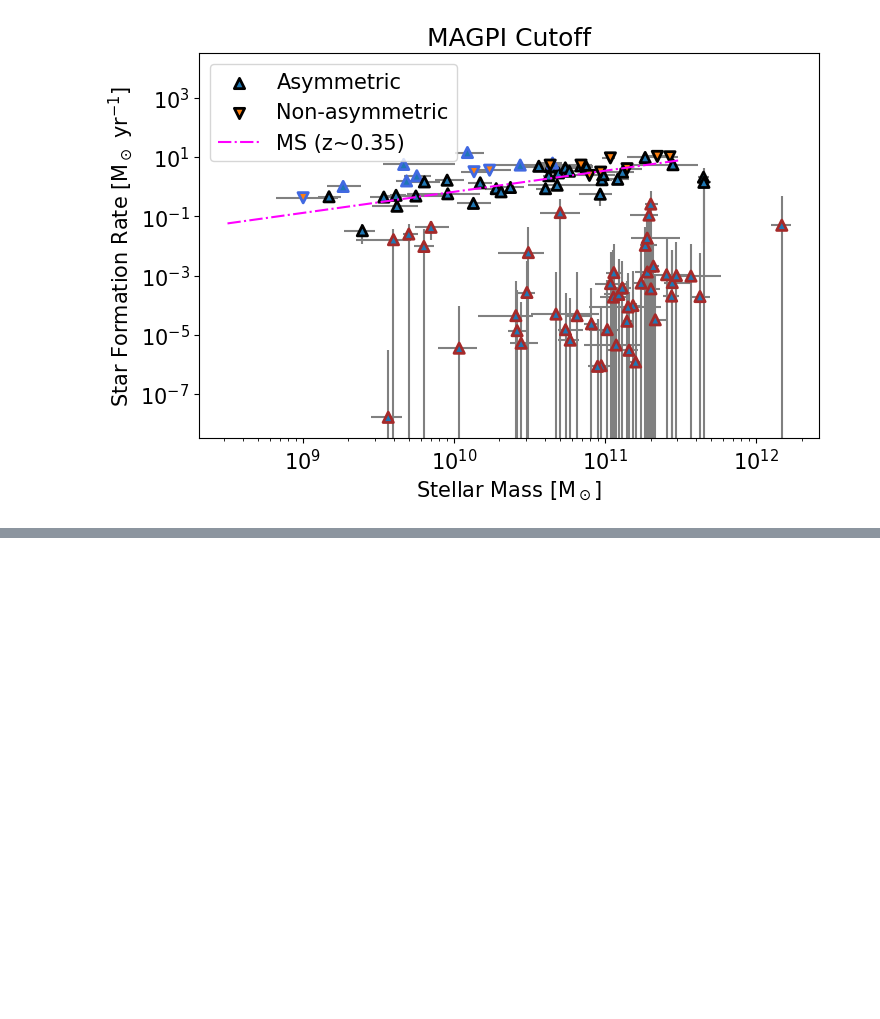
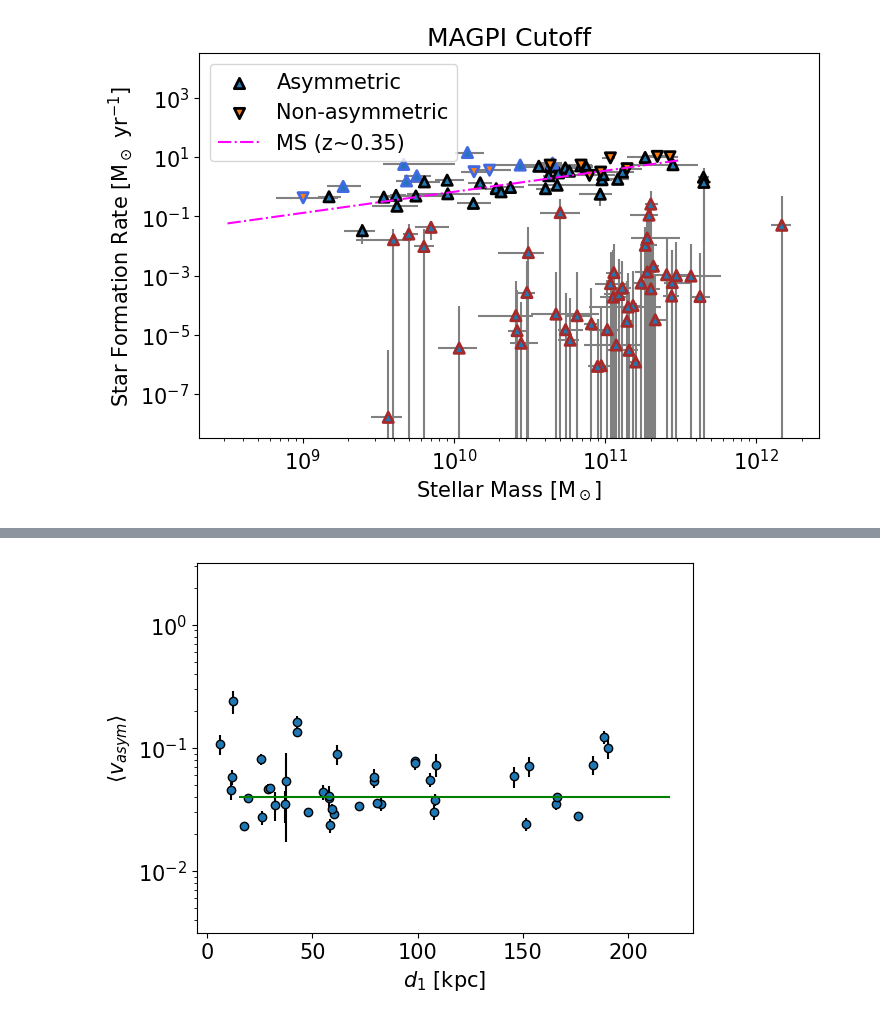
Before and after one commit to r-bagge/MAGPI_kinematics, a Jupyter notebook: plots.ipynb, the cells around one changed output, grey strips where cells are left out. Drawn from its saved outputs; the diff is of its cells as text; code cells hidden in the pictures; blank space fills up the shorter version.

```diff
--- a/plots.ipynb
+++ b/plots.ipynb
@@ -478,0 +160,7 @@ plt.hist(np.log10(srad/srot))
+# %%
+file =pd.read_csv("MAGPI_Emission_Lines/MAGPI1207/MAGPI1207_source_catalogue.csv",skiprows=16)
+file = file[file["MAGPIID"].isin([1207197197,1207128248,1207181305])]
+galaxy = file["MAGPIID"].to_numpy()
+x = file["xmax"].to_numpy()
+y = file["ymax"].to_numpy()
+z = file["z"].to_numpy()
@@ -478,0 +356,28 @@ plt.hist(np.log10(srad/srot))
+# %%
+master = pd.read_csv("MAGPI_csv/MAGPI_master_source_catalogue.csv",skiprows=16)
+sample = pd.read_csv("MAGPI_csv/kinemetry_sample_M2.csv")
+sample = sample[sample["v_asym_15re_err"]<0.1]
+master_sample = pd.read_csv("MAGPI_csv/MAGPI_kinemetry_sample_source_catalogue.csv")
+master_sample = master_sample[master_sample["MAGPIID"].isin(sample["MAGPIID"])]
+env = pd.read_csv("MAGPI_csv/kinemetry_sample_env.csv")
+env2 = env[env["MAGPIID"].isin(sample["MAGPIID"])]
+sample = sample[sample["MAGPIID"].isin(env2["MAGPIID"])]
+# %%
+d1 = []
+for i in range(len(env2['GroupName'])):
+    group1 = env[env["GroupName"]==env2["GroupName"].to_numpy()[i]]
+    #cen = group1[group1["BCG?"]]
+    print(sample["MAGPIID"].to_numpy()[i])
+    #group1 = group1[~group1["BCG?"]]
+    x = master[master["MAGPIID"].isin(group1["MAGPIID"])]['xmax'].to_numpy()
+    y = master[master["MAGPIID"].isin(group1["MAGPIID"])]['ymax'].to_numpy()
+    z = master[master["MAGPIID"].isin(group1['MAGPIID'])]["z"].to_numpy()
+    DL = cosmo.comoving_distance(z).to(u.kpc).value
+    x0 = master[master["MAGPIID"].isin([sample["MAGPIID"].to_numpy()[i]])]['xmax'].to_numpy()[0]
+    y0 = master[master["MAGPIID"].isin([sample["MAGPIID"].to_numpy()[i]])]['ymax'].to_numpy()[0]
+    r = np.sqrt((x-x0)**2 + (y-y0)**2)
+    r = np.radians((r*0.2)/3600)*DL
+    print(group1["MAGPIID"].to_numpy())
+    print(r)
+    d1.append(np.min(r[r>0]))
+d1 = np.array(d1)
@@ -478,0 +402,12 @@ plt.hist(np.log10(srad/srot))
+# %%
+fig,ax = plt.subplots()
+ax.scatter(d1,sample["v_asym_tot"].to_numpy(),ec="k",zorder=2)
+ax.errorbar(d1,sample["v_asym_tot"].to_numpy(),fmt=".k",yerr=sample["v_asym_tot_err"],zorder=1)
+ax.hlines(0.04,xmin=15,xmax=220,colors="green")
+ax.set_yscale("log")
+ax.set_xlabel(r"$d_1$ [kpc]")
+ax.set_ylabel(r"$\langle v_{asym} \rangle$")
+ax.set_ylim(10**(-2.5),10**(0.5))
+plt.savefig("plots/paper1/v_asym_d1.pdf",bbox_inches="tight")
+# %% [output]
+[figure, added]
```
Also changed, not shown: parts of 30 cells of this notebook, 1 other file.
